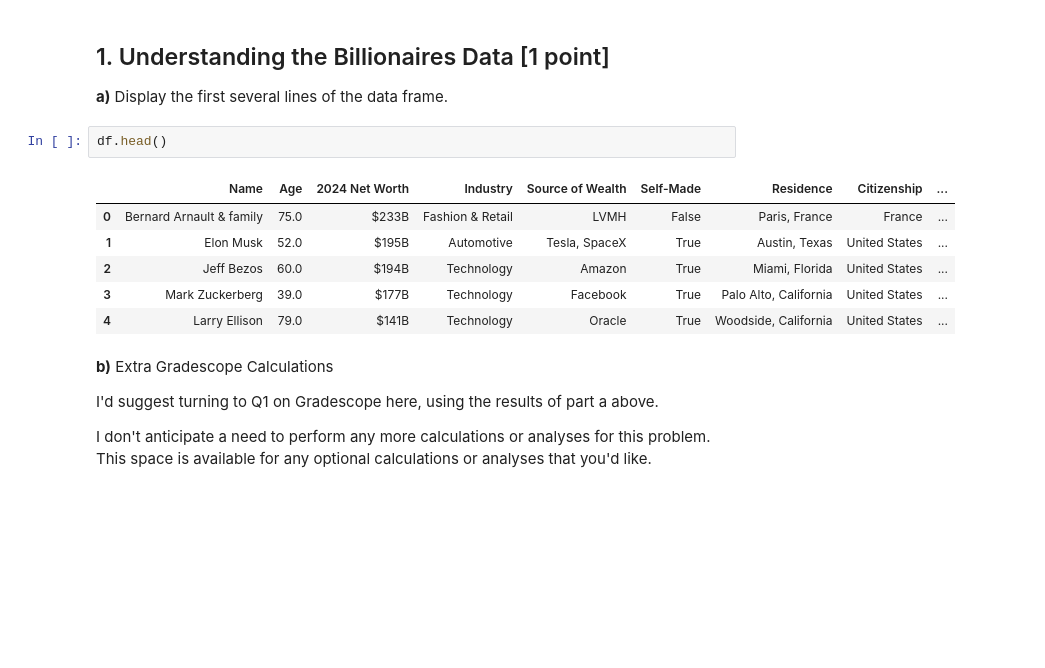
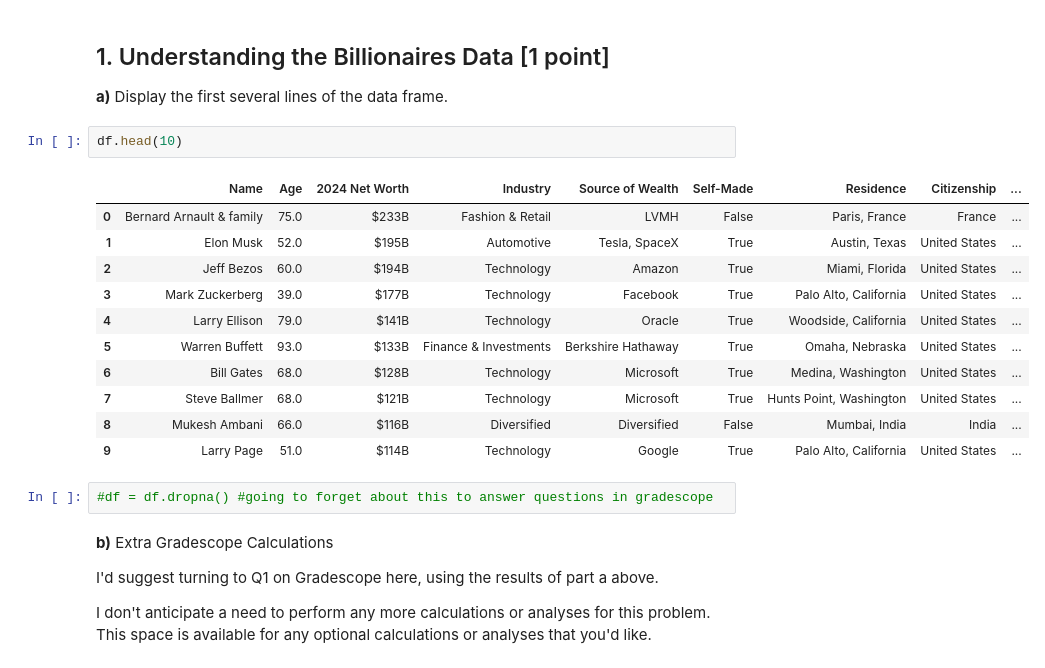
Before and after one commit to MatthewMandhyan/Stat207_clone, a Jupyter notebook: homework_01/homework_01.ipynb, the cells around one changed output. Drawn from its saved outputs; the diff is of its cells as text; blank space fills up the shorter version.

```diff
--- a/homework_01/homework_01.ipynb
+++ b/homework_01/homework_01.ipynb
@@ -37,14 +37,21 @@ The GitHub portion of this assignment allows you to document and submit your ana
 
 **a)** Display the first several lines of the data frame.
 # %%
-df.head()
+df.head(10)
 # %% [output]
 |  | Name | Age | 2024 Net Worth | Industry | Source of Wealth | Self-Made | Residence | Citizenship | ... |
 | 0 | Bernard Arnault & family | 75.0 | $233B | Fashion & Retail | LVMH | False | Paris, France | France | ... |
 | 1 | Elon Musk | 52.0 | $195B | Automotive | Tesla, SpaceX | True | Austin, Texas | United States | ... |
 | 2 | Jeff Bezos | 60.0 | $194B | Technology | Amazon | True | Miami, Florida | United States | ... |
 | 3 | Mark Zuckerberg | 39.0 | $177B | Technology | Facebook | True | Palo Alto, California | United States | ... |
 | 4 | Larry Ellison | 79.0 | $141B | Technology | Oracle | True | Woodside, California | United States | ... |
+| 5 | Warren Buffett | 93.0 | $133B | Finance & Investments | Berkshire Hathaway | True | Omaha, Nebraska | United States | ... |
+| 6 | Bill Gates | 68.0 | $128B | Technology | Microsoft | True | Medina, Washington | United States | ... |
+| 7 | Steve Ballmer | 68.0 | $121B | Technology | Microsoft | True | Hunts Point, Washington | United States | ... |
+| 8 | Mukesh Ambani | 66.0 | $116B | Diversified | Diversified | False | Mumbai, India | India | ... |
+| 9 | Larry Page | 51.0 | $114B | Technology | Google | True | Palo Alto, California | United States | ... |
+# %%
+#df = df.dropna() #going to forget about this to answer questions in gradescope
 # %% [markdown]
 **b)** Extra Gradescope Calculations
 
```
Also changed, not shown: parts of 6 cells of this notebook.
